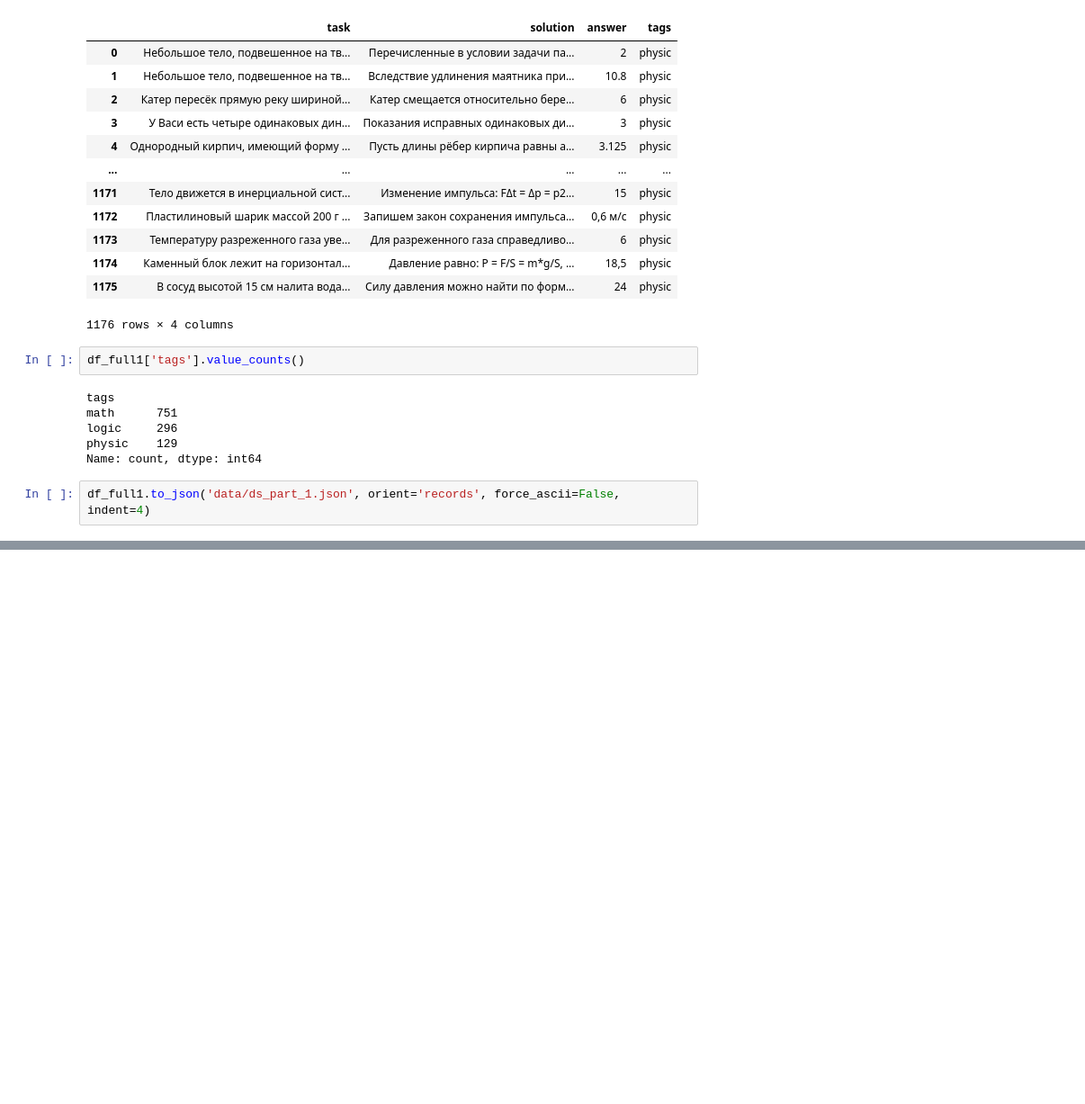
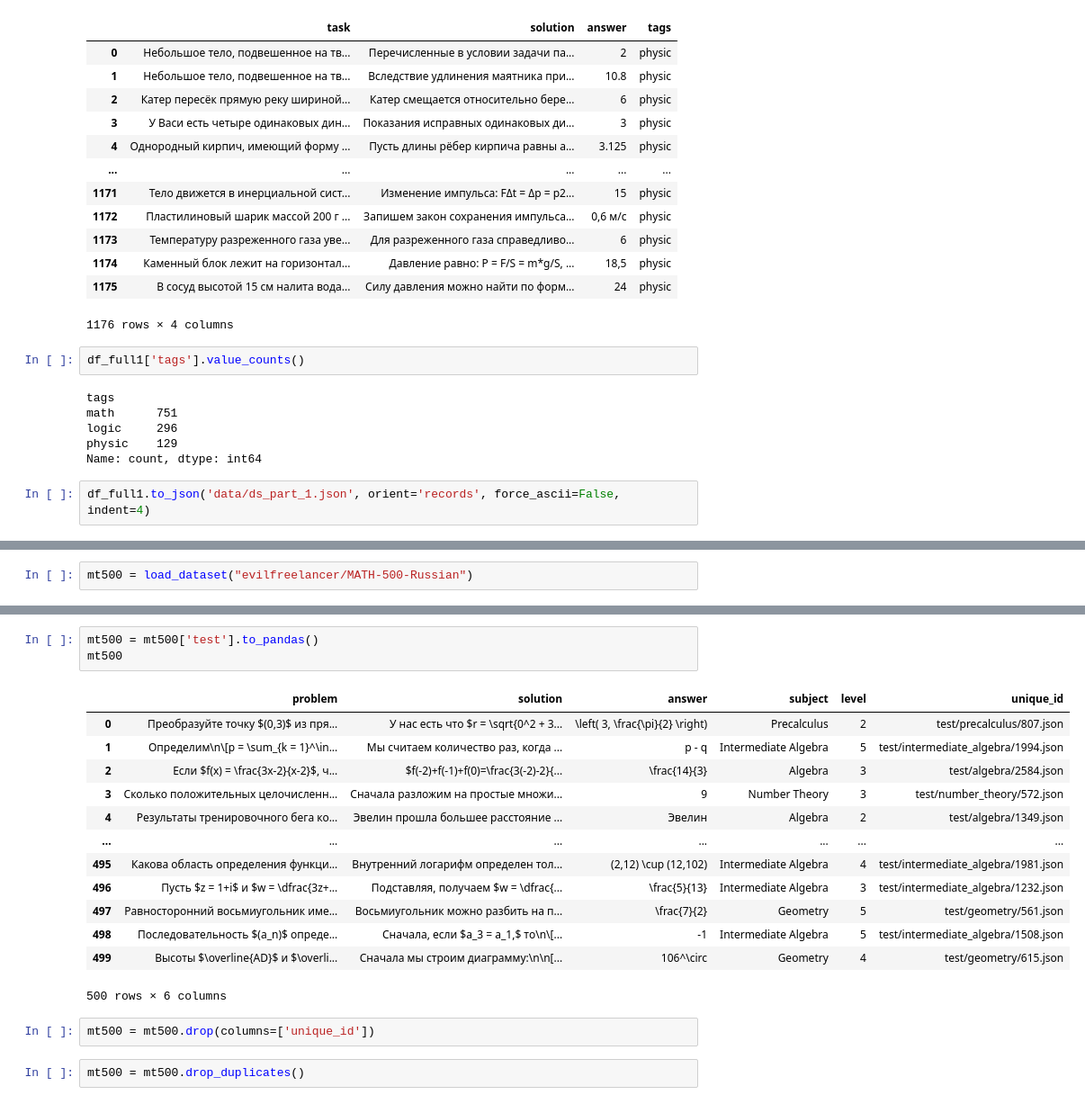
Before and after one commit to sollltit/vkr_gen_model, a Jupyter notebook: data.ipynb, the cells around one changed output, grey strips where cells are left out. Shown at 90% size. Drawn from its saved outputs; the diff is of its cells as text; blank space fills up the shorter version.

Commit message:
en datasets #1

```diff
--- a/data.ipynb
+++ b/data.ipynb
@@ -855,0 +859,2 @@ df_full1.to_json('data/ds_part_1.json', orient='records', force_ascii=False, ind
+# %%
+mt500 = load_dataset("evilfreelancer/MATH-500-Russian")
@@ -855,0 +873,21 @@ df_full1.to_json('data/ds_part_1.json', orient='records', force_ascii=False, ind
+# %%
+mt500 = mt500['test'].to_pandas()
+mt500
+# %% [output]
+|  | problem | solution | answer | subject | level | unique_id |
+| 0 | Преобразуйте точку $(0,3)$ из пря... | У нас есть что $r = \sqrt{0^2 + 3... | \left( 3, \frac{\pi}{2} \right) | Precalculus | 2 | test/precalculus/807.json |
+| 1 | Определим\n\[p = \sum_{k = 1}^\in... | Мы считаем количество раз, когда ... | p - q | Intermediate Algebra | 5 | test/intermediate_algebra/1994.json |
+| 2 | Если $f(x) = \frac{3x-2}{x-2}$, ч... | $f(-2)+f(-1)+f(0)=\frac{3(-2)-2}{... | \frac{14}{3} | Algebra | 3 | test/algebra/2584.json |
+| 3 | Сколько положительных целочисленн... | Сначала разложим на простые множи... | 9 | Number Theory | 3 | test/number_theory/572.json |
+| 4 | Результаты тренировочного бега ко... | Эвелин прошла большее расстояние ... | Эвелин | Algebra | 2 | test/algebra/1349.json |
+| ... | ... | ... | ... | ... | ... | ... |
+| 495 | Какова область определения функци... | Внутренний логарифм определен тол... | (2,12) \cup (12,102) | Intermediate Algebra | 4 | test/intermediate_algebra/1981.json |
+| 496 | Пусть $z = 1+i$ и $w = \dfrac{3z+... | Подставляя, получаем $w = \dfrac{... | \frac{5}{13} | Intermediate Algebra | 3 | test/intermediate_algebra/1232.json |
+| 497 | Равносторонний восьмиугольник име... | Восьмиугольник можно разбить на п... | \frac{7}{2} | Geometry | 5 | test/geometry/561.json |
+| 498 | Последовательность $(a_n)$ опреде... | Сначала, если $a_3 = a_1,$ то\n\[... | -1 | Intermediate Algebra | 5 | test/intermediate_algebra/1508.json |
+| 499 | Высоты $\overline{AD}$ и $\overli... | Сначала мы строим диаграмму:\n\n[... | 106^\circ | Geometry | 4 | test/geometry/615.json |
+500 rows × 6 columns
+# %%
+mt500 = mt500.drop(columns=['unique_id'])
+# %%
+mt500 = mt500.drop_duplicates()
```
Also changed, not shown: parts of 13 cells of this notebook, 9 other files.
